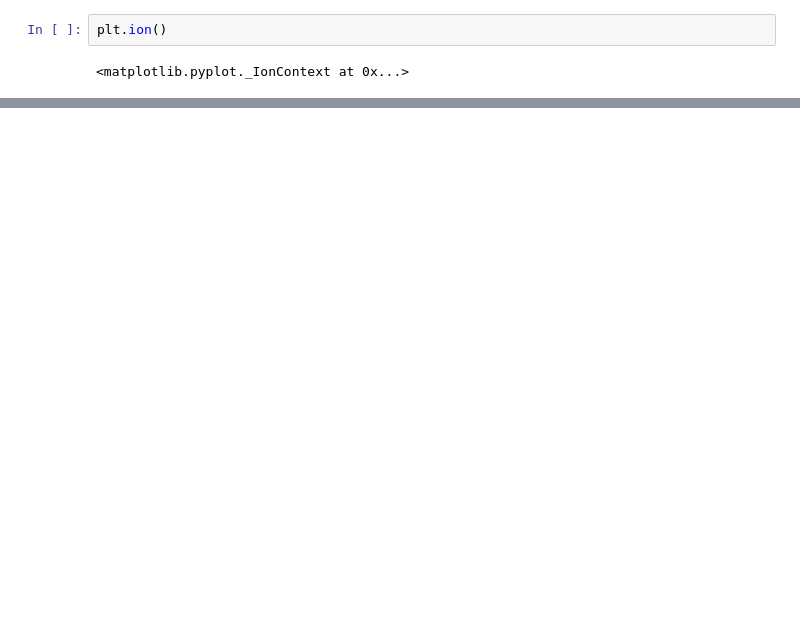
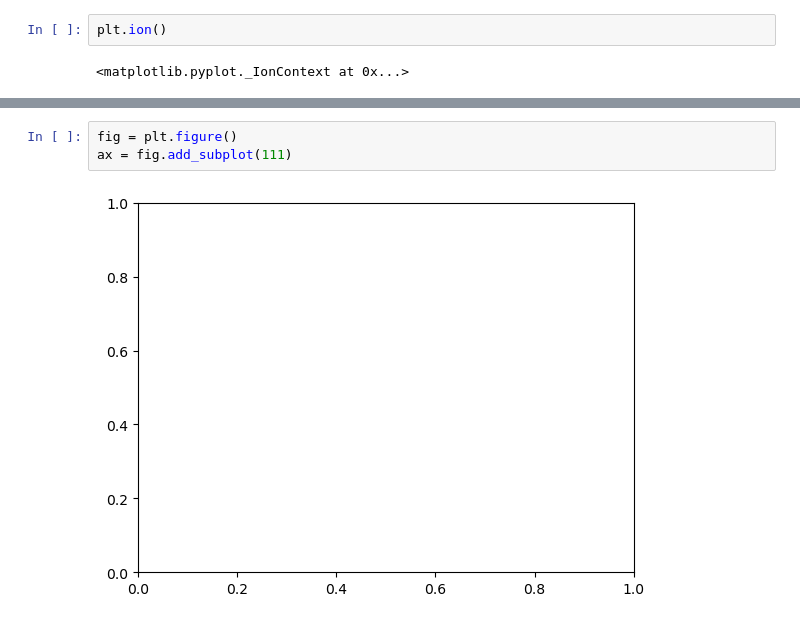
Before and after one commit to orlb/MiningRobot, a Jupyter notebook: autonomy/lunaview/lunapy/Luna_Canvas.ipynb, the cells around one changed output, grey strips where cells are left out. Saved outputs shown, nothing was run; the diff lists cells and outputs as text; blank space fills up the shorter version.

```diff
--- a/autonomy/lunaview/lunapy/Luna_Canvas.ipynb
+++ b/autonomy/lunaview/lunapy/Luna_Canvas.ipynb
@@ -115,0 +99,5 @@ while True:
+# %%
+fig = plt.figure()
+ax = fig.add_subplot(111)
+# %% [output]
+[figure, added]
```
Also changed, not shown: parts of 11 cells of this notebook.
